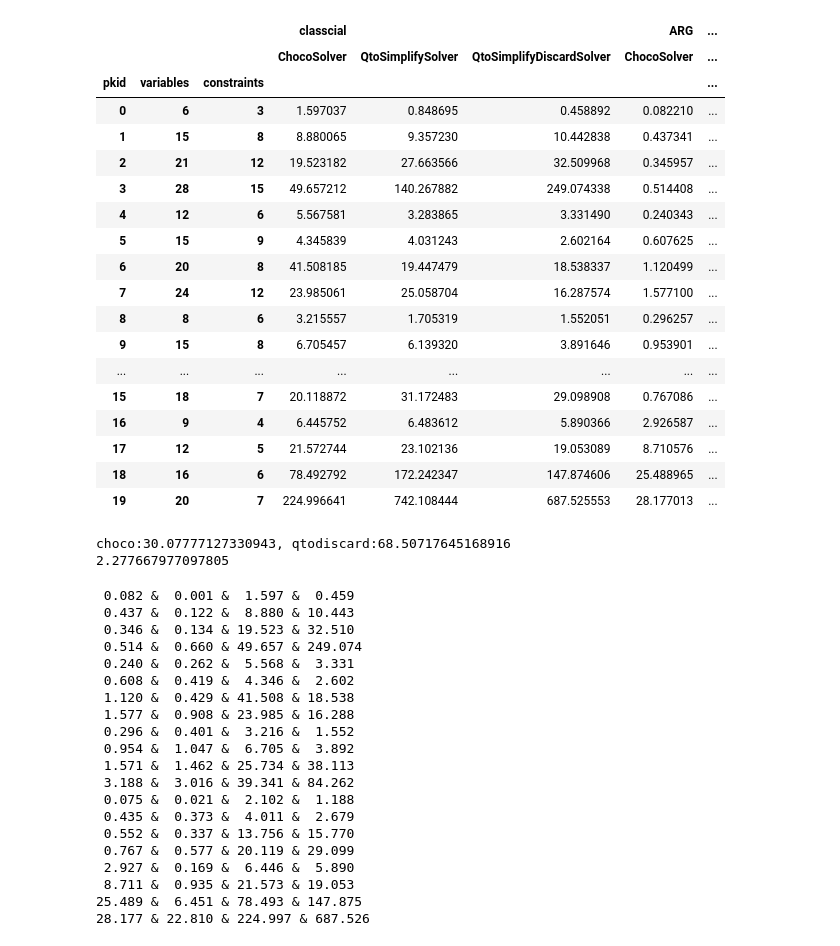
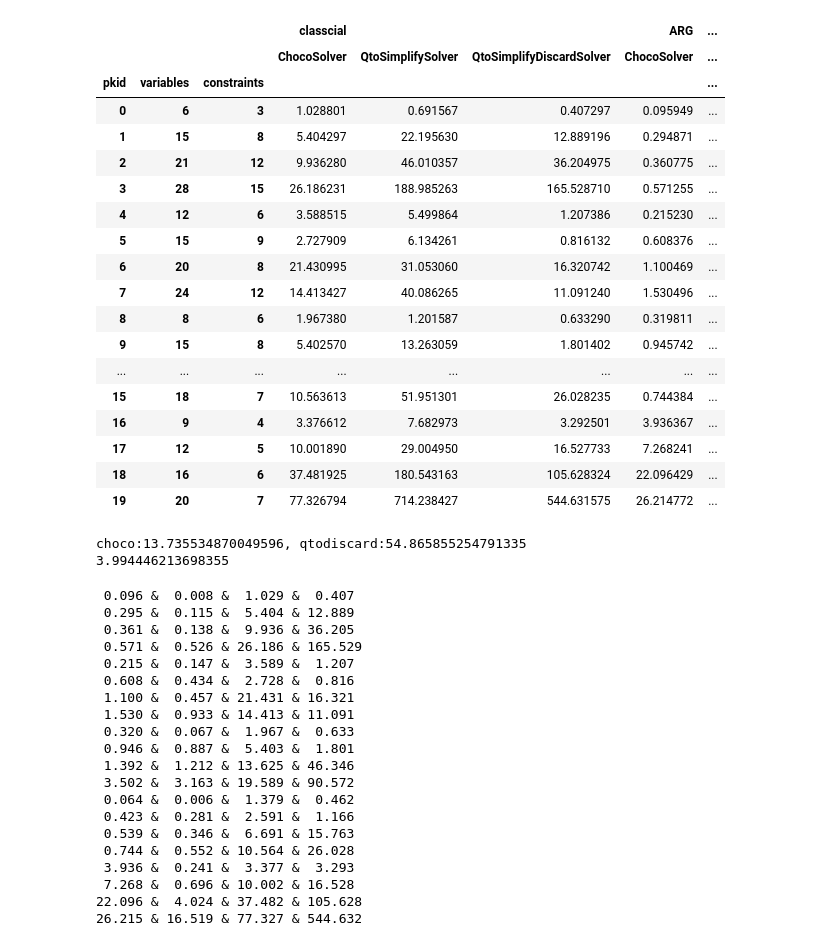
Before and after one commit to jiang7f/QTO, a Jupyter notebook: rebuttal/data/noisy_free/evaluate.ipynb, the cells around one changed output. Drawn from its saved outputs; the diff is of its cells as text; code cells hidden in the pictures.

```diff
--- a/rebuttal/data/noisy_free/evaluate.ipynb
+++ b/rebuttal/data/noisy_free/evaluate.ipynb
@@ -6,54 +6,54 @@ pd.set_option('display.max_columns', None)  # 显示所有列
 import pandas as pd
 
 # 读入 CSV 文件
-df = pd.read_csv('evaluate_algorihmic#.csv')
+df = pd.read_csv('evaluate#.csv')
 # df = pd.read_csv('evaluate_seg.csv')
 
 df = df.drop(columns=['pbid'])
 df = df[df['ARG'] <= 100000]
 # df = df[df['classcial'] <= 500]
 # df = df[df['in_constraints_probs'] >= 99]
 grouped_df = df.groupby(['pkid', 'layers', 'variables', 'constraints', 'method'], as_index=False).agg({
     'iteration_count':'mean',
     'classcial':'mean',
     'run_times':'mean',
     "ARG": 'mean',
     'in_constraints_probs': 'mean',
     'best_solution_probs': 'mean',
 })
 
 ## 分组并把组作为索引
 pivot_df = grouped_df.pivot(index =['pkid','variables','constraints'], columns='method', values=["ARG", 'best_solution_probs', 'classcial', 'run_times','iteration_count'])
 # pivot_df = grouped_df.pivot(index =['pkid','variables','constraints'], columns='method', values=['best_solution_probs','in_constraints_probs',"ARG",'iteration_count'])
 
 method_order = ['ChocoSolver', 'QtoSimplifySolver', 'QtoSimplifyDiscardSolver']
 # method_order = ['HeaSolver', 'PenaltySolver', 'ChocoSolver', 'QtoSolver ', 'QtoSimplifySolver', 'QtoSimplifyDiscardSolver', 'QtoSimplifyDiscardSegmentedSolver']
 # method_order = ['ChocoSolver', 'QtoSolver', 'QtoSimplifySolver', 'QtoSimplifyDiscardSolver']
 # method_order = ['ChocoSolver']
 # method_order = ['QtoSimplifyDiscardSegmentedSolver']
 pivot_df = pivot_df.reindex(columns=pd.MultiIndex.from_product([['classcial', "ARG",'best_solution_probs','run_times','iteration_count'], method_order]))
 
 pivot_df
 # %% [output]
 |  |  |  | classcial |  |  | ARG | ... |
 |  |  |  | ChocoSolver | QtoSimplifySolver | QtoSimplifyDiscardSolver | ChocoSolver | ... |
 | pkid | variables | constraints |  |  |  |  | ... |
-| 0 | 6 | 3 | 1.597037 | 0.848695 | 0.458892 | 0.082210 | ... |
-| 1 | 15 | 8 | 8.880065 | 9.357230 | 10.442838 | 0.437341 | ... |
-| 2 | 21 | 12 | 19.523182 | 27.663566 | 32.509968 | 0.345957 | ... |
-| 3 | 28 | 15 | 49.657212 | 140.267882 | 249.074338 | 0.514408 | ... |
-| 4 | 12 | 6 | 5.567581 | 3.283865 | 3.331490 | 0.240343 | ... |
-| 5 | 15 | 9 | 4.345839 | 4.031243 | 2.602164 | 0.607625 | ... |
-| 6 | 20 | 8 | 41.508185 | 19.447479 | 18.538337 | 1.120499 | ... |
-| 7 | 24 | 12 | 23.985061 | 25.058704 | 16.287574 | 1.577100 | ... |
-| 8 | 8 | 6 | 3.215557 | 1.705319 | 1.552051 | 0.296257 | ... |
-| 9 | 15 | 8 | 6.705457 | 6.139320 | 3.891646 | 0.953901 | ... |
+| 0 | 6 | 3 | 1.028801 | 0.691567 | 0.407297 | 0.095949 | ... |
+| 1 | 15 | 8 | 5.404297 | 22.195630 | 12.889196 | 0.294871 | ... |
+| 2 | 21 | 12 | 9.936280 | 46.010357 | 36.204975 | 0.360775 | ... |
+| 3 | 28 | 15 | 26.186231 | 188.985263 | 165.528710 | 0.571255 | ... |
+| 4 | 12 | 6 | 3.588515 | 5.499864 | 1.207386 | 0.215230 | ... |
+| 5 | 15 | 9 | 2.727909 | 6.134261 | 0.816132 | 0.608376 | ... |
+| 6 | 20 | 8 | 21.430995 | 31.053060 | 16.320742 | 1.100469 | ... |
+| 7 | 24 | 12 | 14.413427 | 40.086265 | 11.091240 | 1.530496 | ... |
+| 8 | 8 | 6 | 1.967380 | 1.201587 | 0.633290 | 0.319811 | ... |
+| 9 | 15 | 8 | 5.402570 | 13.263059 | 1.801402 | 0.945742 | ... |
 | ... | ... | ... | ... | ... | ... | ... | ... |
-| 15 | 18 | 7 | 20.118872 | 31.172483 | 29.098908 | 0.767086 | ... |
-| 16 | 9 | 4 | 6.445752 | 6.483612 | 5.890366 | 2.926587 | ... |
-| 17 | 12 | 5 | 21.572744 | 23.102136 | 19.053089 | 8.710576 | ... |
-| 18 | 16 | 6 | 78.492792 | 172.242347 | 147.874606 | 25.488965 | ... |
-| 19 | 20 | 7 | 224.996641 | 742.108444 | 687.525553 | 28.177013 | ... |
+| 15 | 18 | 7 | 10.563613 | 51.951301 | 26.028235 | 0.744384 | ... |
+| 16 | 9 | 4 | 3.376612 | 7.682973 | 3.292501 | 3.936367 | ... |
+| 17 | 12 | 5 | 10.001890 | 29.004950 | 16.527733 | 7.268241 | ... |
+| 18 | 16 | 6 | 37.481925 | 180.543163 | 105.628324 | 22.096429 | ... |
+| 19 | 20 | 7 | 77.326794 | 714.238427 | 544.631575 | 26.214772 | ... |
 # %%
 a = pivot_df[('classcial', 'ChocoSolver')].sum()
 b = pivot_df[('classcial', 'QtoSimplifyDiscardSolver')].sum()
@@ -62,8 +62,8 @@ d = pivot_df[('classcial', 'QtoSimplifyDiscardSolver')].mean()
 print(f'choco:{c}, qtodiscard:{d}')
 print(d/c)
 # %% [output]
-choco:30.07777127330943, qtodiscard:68.50717645168916
-2.277667977097805
+choco:13.735534870049596, qtodiscard:54.865855254791335
+3.994446213698355
 # %%
 # # 假设“variables”和“constraints”列作为多重索引列的一部分
 # # 使用 .loc 选择多重索引列中含“variables”和“constraints”相关的列
@@ -85,26 +85,26 @@ for row in culled_depth_df.itertuples(index=False):
     formatted_row = [f"{round(x, 3):6.03f}" for x in row]
     print(" & ".join(formatted_row))
 # %% [output]
- 0.082 &  0.001 &  1.597 &  0.459
- 0.437 &  0.122 &  8.880 & 10.443
- 0.346 &  0.134 & 19.523 & 32.510
- 0.514 &  0.660 & 49.657 & 249.074
- 0.240 &  0.262 &  5.568 &  3.331
- 0.608 &  0.419 &  4.346 &  2.602
- 1.120 &  0.429 & 41.508 & 18.538
- 1.577 &  0.908 & 23.985 & 16.288
- 0.296 &  0.401 &  3.216 &  1.552
- 0.954 &  1.047 &  6.705 &  3.892
- 1.571 &  1.462 & 25.734 & 38.113
- 3.188 &  3.016 & 39.341 & 84.262
- 0.075 &  0.021 &  2.102 &  1.188
- 0.435 &  0.373 &  4.011 &  2.679
- 0.552 &  0.337 & 13.756 & 15.770
- 0.767 &  0.577 & 20.119 & 29.099
- 2.927 &  0.169 &  6.446 &  5.890
- 8.711 &  0.935 & 21.573 & 19.053
-25.489 &  6.451 & 78.493 & 147.875
-28.177 & 22.810 & 224.997 & 687.526
+ 0.096 &  0.008 &  1.029 &  0.407
+ 0.295 &  0.115 &  5.404 & 12.889
+ 0.361 &  0.138 &  9.936 & 36.205
+ 0.571 &  0.526 & 26.186 & 165.529
+ 0.215 &  0.147 &  3.589 &  1.207
+ 0.608 &  0.434 &  2.728 &  0.816
+ 1.100 &  0.457 & 21.431 & 16.321
+ 1.530 &  0.933 & 14.413 & 11.091
+ 0.320 &  0.067 &  1.967 &  0.633
+ 0.946 &  0.887 &  5.403 &  1.801
+ 1.392 &  1.212 & 13.625 & 46.346
+ 3.502 &  3.163 & 19.589 & 90.572
+ 0.064 &  0.006 &  1.379 &  0.462
+ 0.423 &  0.281 &  2.591 &  1.166
+ 0.539 &  0.346 &  6.691 & 15.763
+ 0.744 &  0.552 & 10.564 & 26.028
+ 3.936 &  0.241 &  3.377 &  3.293
+ 7.268 &  0.696 & 10.002 & 16.528
+22.096 &  4.024 & 37.482 & 105.628
+26.215 & 16.519 & 77.327 & 544.632
 # %%
 # # 从 pivot_df 中提取 variables 和 constraints 列
 # variables_constraints_df = pivot_df.index.to_frame(index=False)[['variables', 'constraints']]
```
Also changed, not shown: parts of 3 cells of this notebook, 19 other files.
